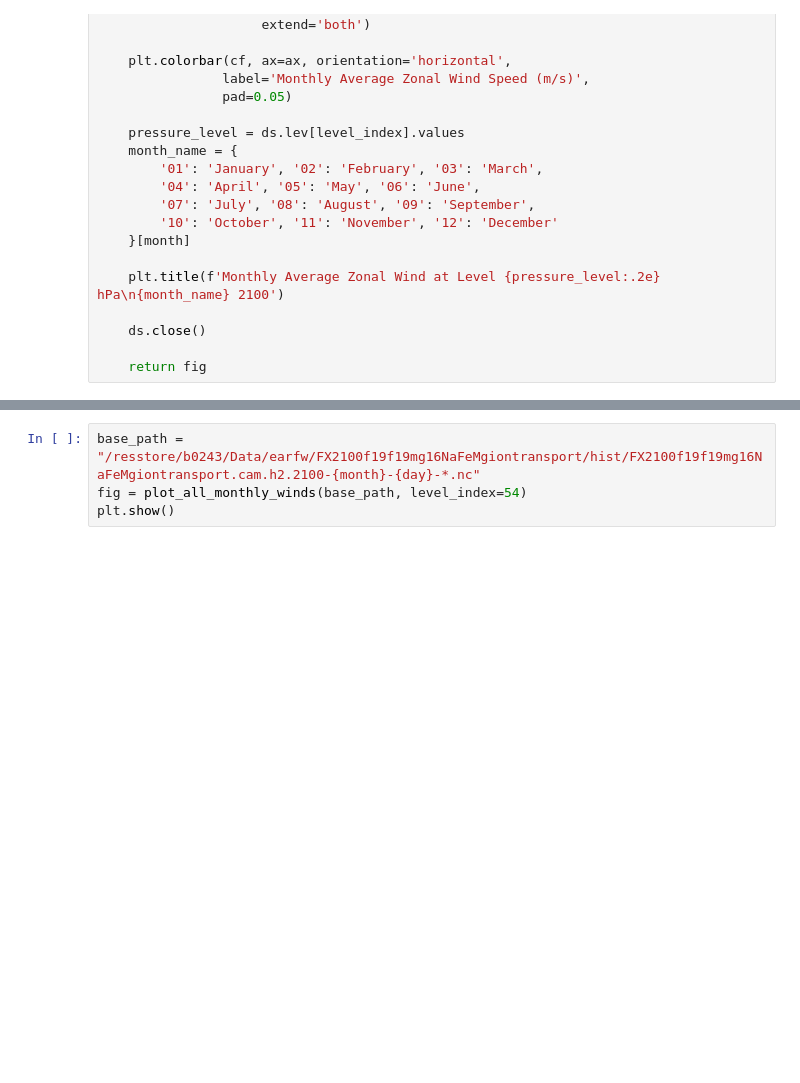
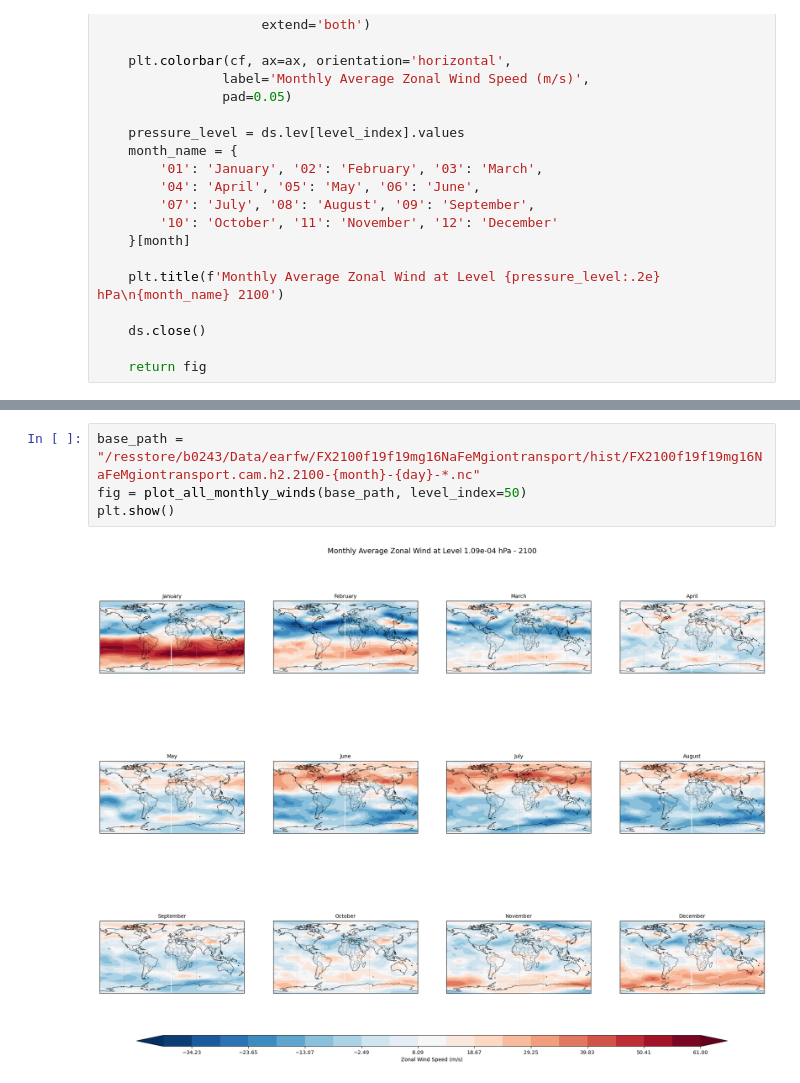
Before and after one commit to Woodyaka/Mphys-Project, a Jupyter notebook: Zonal_wind.ipynb, the cells around one changed output, grey strips where cells are left out. Cells and saved outputs as stored; diff of their text form; blank space fills up the shorter version.

```diff
--- a/Zonal_wind.ipynb
+++ b/Zonal_wind.ipynb
@@ -164,5 +183,7 @@ def plot_all_monthly_winds(base_path, level_index=0):
     return fig
 # %%
 base_path = "/resstore/b0243/Data/earfw/FX2100f19f19mg16NaFeMgiontransport/hist/FX2100f19f19mg16NaFeMgiontransport.cam.h2.2100-{month}-{day}-*.nc"
-fig = plot_all_monthly_winds(base_path, level_index=54)
+fig = plot_all_monthly_winds(base_path, level_index=50)
 plt.show()
+# %% [output]
+[figure, added]
```
Also changed, not shown: parts of 4 cells of this notebook, 5 other files.
